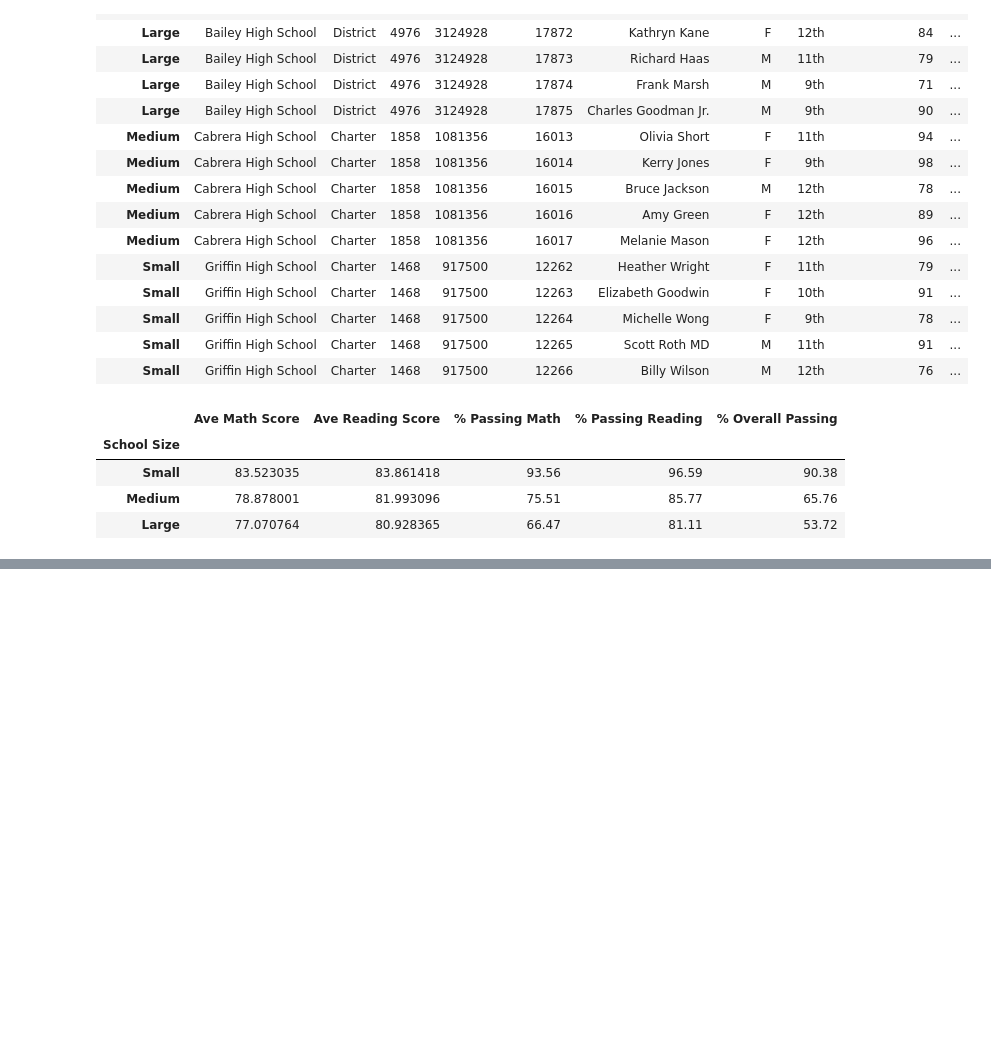
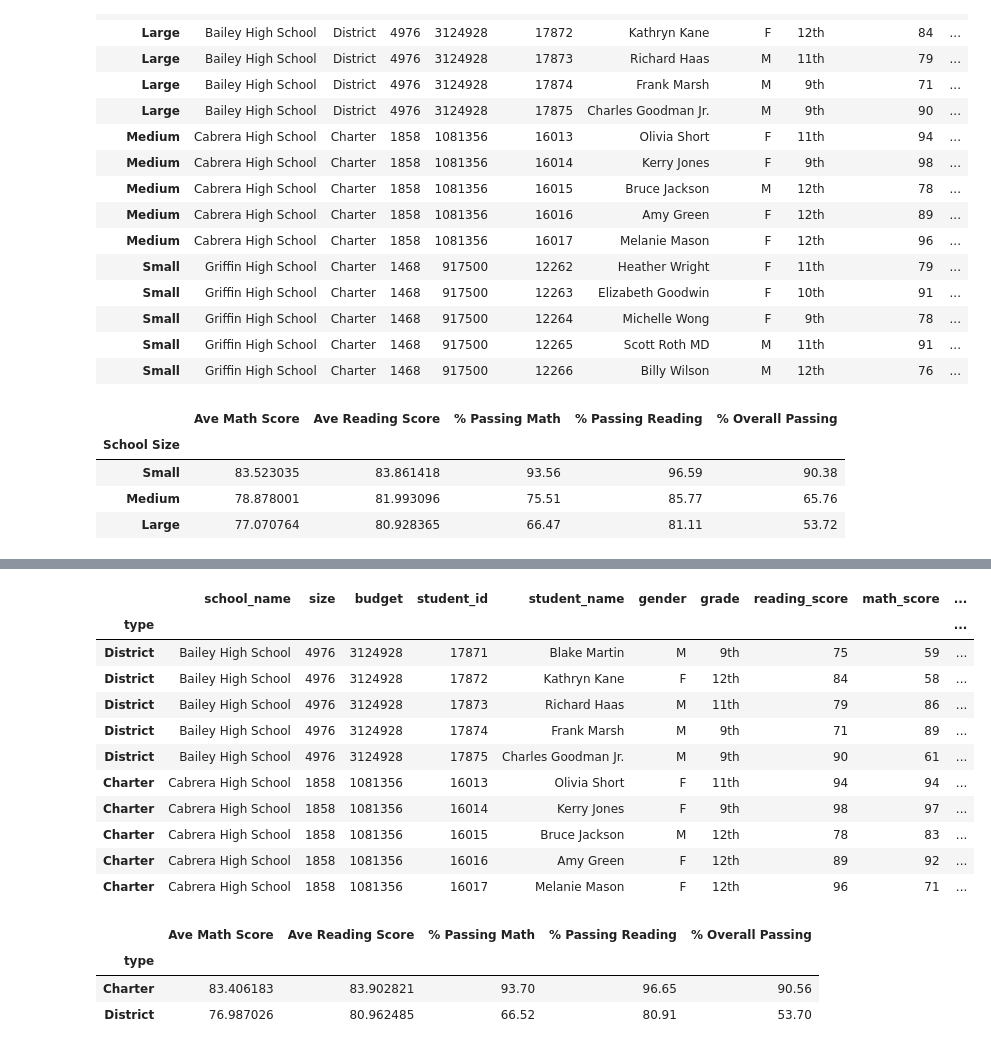
Before and after one commit to rketchum95/pandas-challenge, a Jupyter notebook: PyCitySchools/Main.ipynb, the cells around one changed output, grey strips where cells are left out. Cells and saved outputs as stored; diff of their text form; code cells hidden in the pictures; blank space fills up the shorter version.

Commit message:
Scores by School Type complete

```diff
--- a/PyCitySchools/Main.ipynb
+++ b/PyCitySchools/Main.ipynb
@@ -341,0 +351,59 @@ size_summary_df
+# %%
+# Scores by School Type
+
+#copy original dataframe
+type_school_df=pycityschools_df
+
+school_type_df = type_school_df.set_index('type').groupby(['type'])
+school_type_df.head()
+# %% [output]
+|  | school_name | size | budget | student_id | student_name | gender | grade | reading_score | math_score | ... |
+| type |  |  |  |  |  |  |  |  |  | ... |
+| District | Bailey High School | 4976 | 3124928 | 17871 | Blake Martin | M | 9th | 75 | 59 | ... |
+| District | Bailey High School | 4976 | 3124928 | 17872 | Kathryn Kane | F | 12th | 84 | 58 | ... |
+| District | Bailey High School | 4976 | 3124928 | 17873 | Richard Haas | M | 11th | 79 | 86 | ... |
+| District | Bailey High School | 4976 | 3124928 | 17874 | Frank Marsh | M | 9th | 71 | 89 | ... |
+| District | Bailey High School | 4976 | 3124928 | 17875 | Charles Goodman Jr. | M | 9th | 90 | 61 | ... |
+| Charter | Cabrera High School | 1858 | 1081356 | 16013 | Olivia Short | F | 11th | 94 | 94 | ... |
+| Charter | Cabrera High School | 1858 | 1081356 | 16014 | Kerry Jones | F | 9th | 98 | 97 | ... |
+| Charter | Cabrera High School | 1858 | 1081356 | 16015 | Bruce Jackson | M | 12th | 78 | 83 | ... |
+| Charter | Cabrera High School | 1858 | 1081356 | 16016 | Amy Green | F | 12th | 89 | 92 | ... |
+| Charter | Cabrera High School | 1858 | 1081356 | 16017 | Melanie Mason | F | 12th | 96 | 71 | ... |
+# %%
+#Calcuation for ave math score by school type & create dataframe
+ave_math_by_type=school_type_df['math_score'].mean()
+ave_math_by_type_df=pd.DataFrame(ave_math_by_type)
+
+#Calcuation for ave reading score by school type & create dataframe
+ave_reading_by_type = school_type_df['reading_score'].mean()
+ave_reading_by_type_df = pd.DataFrame(ave_reading_by_type)
+
+#Count of students by type:
+type_student_count=school_type_df['student_id'].count()
+
+#Calculations of Math passing percentages by school type:
+type_math_perc=round((pycityschools_df[pycityschools_df['math_score']>=70].groupby('type')['student_id'].count())/(type_student_count)*100,2)
+type_math_perc_df=pd.DataFrame(type_math_perc)
+
+#Calculations of Reading passing percentages by school type:
+type_reading_perc=round((pycityschools_df[pycityschools_df['reading_score']>=70].groupby('type')['student_id'].count())/(type_student_count)*100,2)
+type_reading_perc_df=pd.DataFrame(type_reading_perc)
+type_reading_perc_df
+
+#Calculations of Overall passing percentages by school type:
+type_pass_count = pycityschools_df[(pycityschools_df['math_score']>=70) & (pycityschools_df['reading_score']>=70)].groupby('type')['student_id'].count()
+type_pass_perc=round((type_pass_count/type_student_count)*100,2)
+type_pass_perc_df=pd.DataFrame(type_pass_perc)
+
+#Merge ave Math & Reading DataFrames
+type_summary_df=pd.merge(ave_math_by_type_df,ave_reading_by_type_df,how='left',on='type')
+type_summary_df=pd.merge(type_summary_df,type_math_perc_df,how='left',on='type')
+type_summary_df=pd.merge(type_summary_df,type_reading_perc_df,how='left',on='type')
+type_summary_df=pd.merge(type_summary_df,type_pass_perc_df,how='left',on='type')
+type_summary_df.columns=['Ave Math Score', 'Ave Reading Score', '% Passing Math', '% Passing Reading', '% Overall Passing']
+type_summary_df
+# %% [output]
+|  | Ave Math Score | Ave Reading Score | % Passing Math | % Passing Reading | % Overall Passing |
+| type |  |  |  |  |  |
+| Charter | 83.406183 | 83.902821 | 93.70 | 96.65 | 90.56 |
+| District | 76.987026 | 80.962485 | 66.52 | 80.91 | 53.70 |
```
Also changed, not shown: parts of 2 cells of this notebook.
